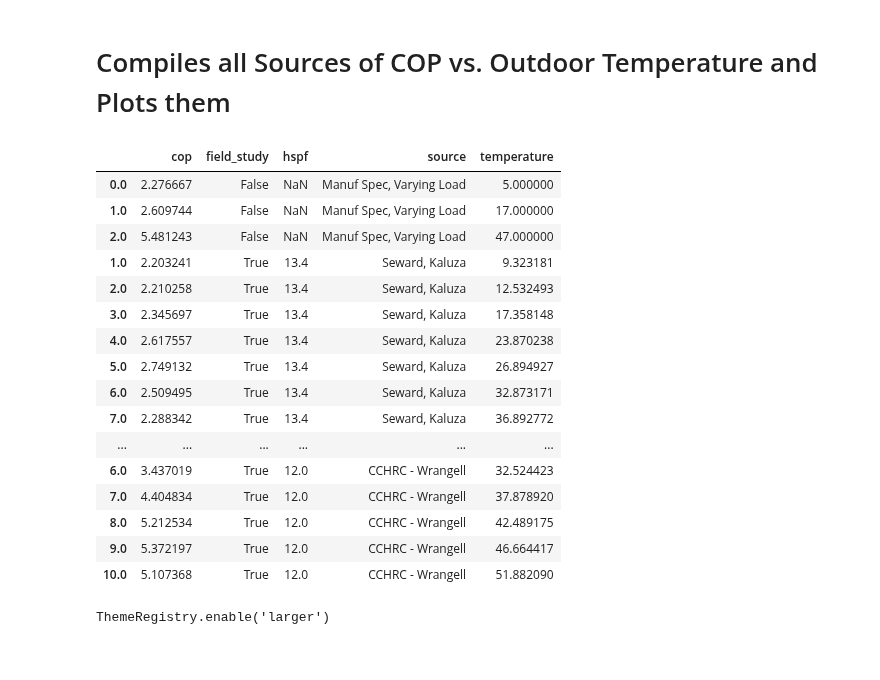
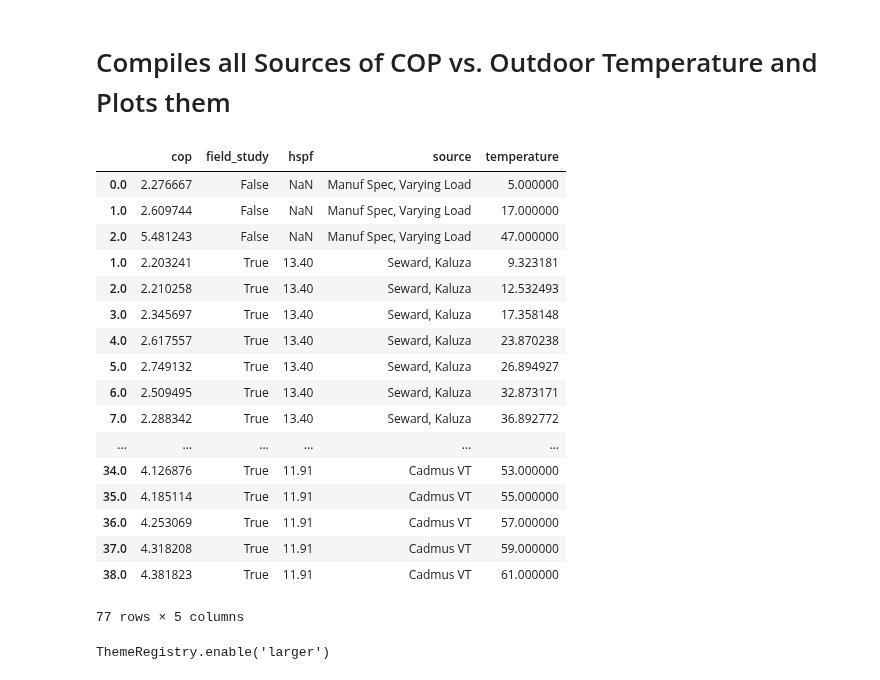
Before and after one commit to alanmitchell/heat-pump-study, a Jupyter notebook: general/cop_vs_temp.ipynb, the cells around one changed output. Cells and saved outputs as stored; diff of their text form; code cells hidden in the pictures.

```diff
--- a/general/cop_vs_temp.ipynb
+++ b/general/cop_vs_temp.ipynb
@@ -8,38 +8,40 @@ import altair as alt
 # %%
 # File names of the pickled DataFrames containing the data
 files = (
     #'temp_cop_manuf_max.pkl',
     'temp_cop_manuf_varying.pkl',
     '../field_studies/kaluza/temp_cop_kaluza.pkl',
     '../field_studies/kaluza/temp_cop_kaluza_remote.pkl',
     '../field_studies/cchrc_2015/temp_cop_cchrc_dillingham.pkl',
     '../field_studies/cchrc_2015/temp_cop_cchrc_wrangell.pkl',
+    '../field_studies/cadmus_vt/temp_cop_cadmus_vt.pkl',
 )
 df = None
 for fn_pkl in files:
     if df is None:
         df = pd.read_pickle(fn_pkl)
     else:
         df = pd.concat([df, pd.read_pickle(fn_pkl)])
 df
 # %% [output]
 |  | cop | field_study | hspf | source | temperature |
 | 0.0 | 2.276667 | False | NaN | Manuf Spec, Varying Load | 5.000000 |
 | 1.0 | 2.609744 | False | NaN | Manuf Spec, Varying Load | 17.000000 |
 | 2.0 | 5.481243 | False | NaN | Manuf Spec, Varying Load | 47.000000 |
-| 1.0 | 2.203241 | True | 13.4 | Seward, Kaluza | 9.323181 |
-| 2.0 | 2.210258 | True | 13.4 | Seward, Kaluza | 12.532493 |
-| 3.0 | 2.345697 | True | 13.4 | Seward, Kaluza | 17.358148 |
-| 4.0 | 2.617557 | True | 13.4 | Seward, Kaluza | 23.870238 |
-| 5.0 | 2.749132 | True | 13.4 | Seward, Kaluza | 26.894927 |
-| 6.0 | 2.509495 | True | 13.4 | Seward, Kaluza | 32.873171 |
-| 7.0 | 2.288342 | True | 13.4 | Seward, Kaluza | 36.892772 |
+| 1.0 | 2.203241 | True | 13.40 | Seward, Kaluza | 9.323181 |
+| 2.0 | 2.210258 | True | 13.40 | Seward, Kaluza | 12.532493 |
+| 3.0 | 2.345697 | True | 13.40 | Seward, Kaluza | 17.358148 |
+| 4.0 | 2.617557 | True | 13.40 | Seward, Kaluza | 23.870238 |
+| 5.0 | 2.749132 | True | 13.40 | Seward, Kaluza | 26.894927 |
+| 6.0 | 2.509495 | True | 13.40 | Seward, Kaluza | 32.873171 |
+| 7.0 | 2.288342 | True | 13.40 | Seward, Kaluza | 36.892772 |
 | ... | ... | ... | ... | ... | ... |
-| 6.0 | 3.437019 | True | 12.0 | CCHRC - Wrangell | 32.524423 |
-| 7.0 | 4.404834 | True | 12.0 | CCHRC - Wrangell | 37.878920 |
-| 8.0 | 5.212534 | True | 12.0 | CCHRC - Wrangell | 42.489175 |
-| 9.0 | 5.372197 | True | 12.0 | CCHRC - Wrangell | 46.664417 |
-| 10.0 | 5.107368 | True | 12.0 | CCHRC - Wrangell | 51.882090 |
+| 34.0 | 4.126876 | True | 11.91 | Cadmus VT | 53.000000 |
+| 35.0 | 4.185114 | True | 11.91 | Cadmus VT | 55.000000 |
+| 36.0 | 4.253069 | True | 11.91 | Cadmus VT | 57.000000 |
+| 37.0 | 4.318208 | True | 11.91 | Cadmus VT | 59.000000 |
+| 38.0 | 4.381823 | True | 11.91 | Cadmus VT | 61.000000 |
+77 rows × 5 columns
 # %%
 # define the theme by returning the dictionary of configurationsa
 def larger():
```
Also changed, not shown: parts of 1 cell of this notebook, 3 other files.
